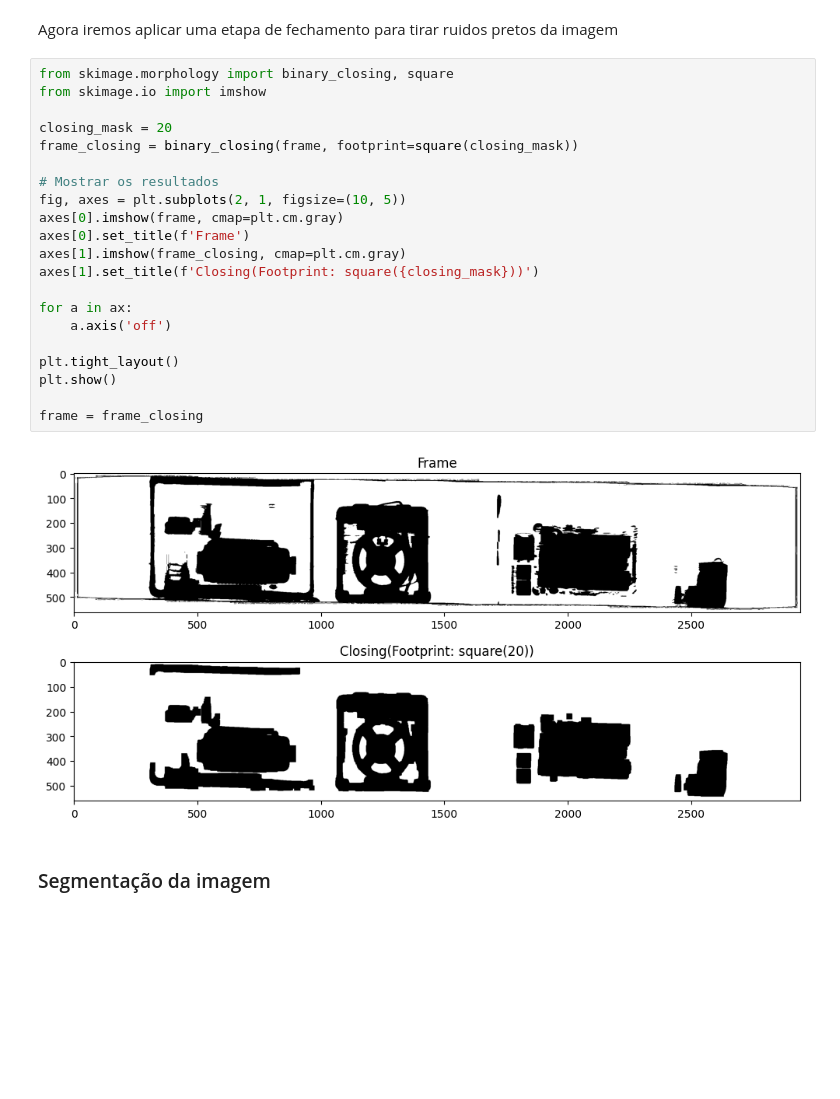
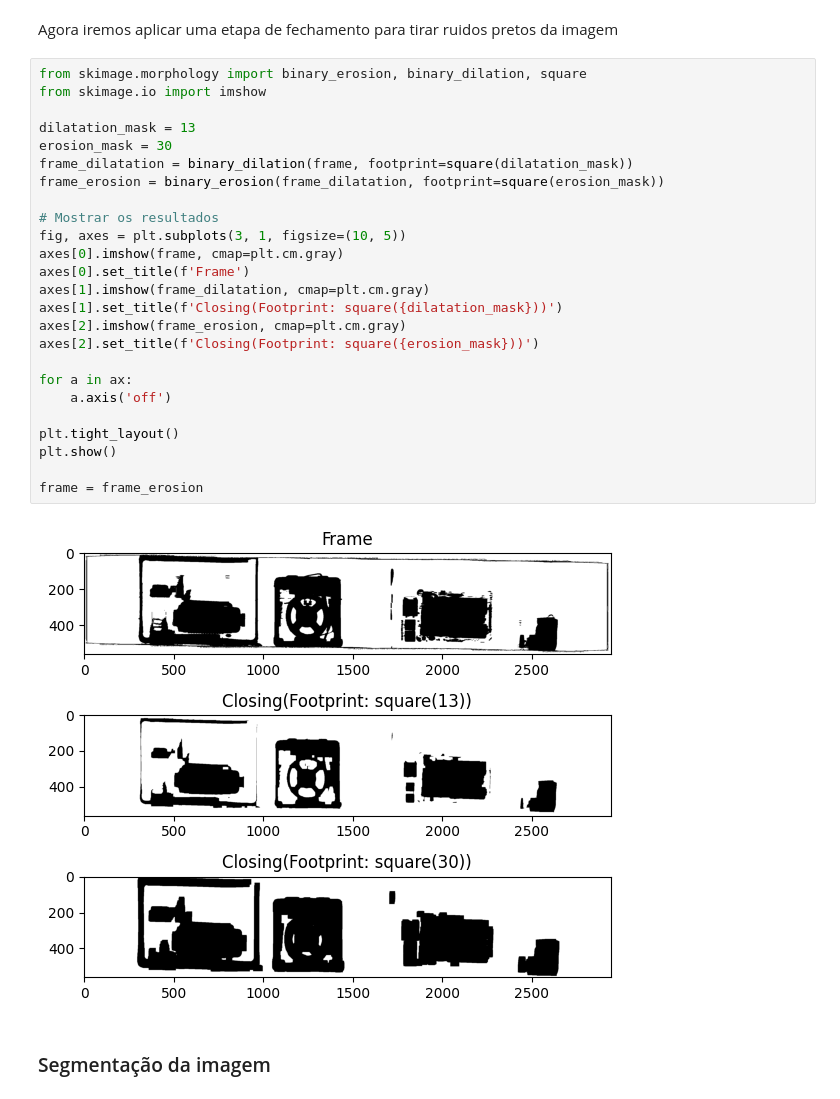
Before and after one commit to joserobertomi/Trabalho_PDI, a Jupyter notebook: main.ipynb, the cells around one changed output. Saved outputs shown, nothing was run; the diff lists cells and outputs as text; blank space fills up the shorter version.

```diff
--- a/main.ipynb
+++ b/main.ipynb
@@ -173,27 +173,31 @@ plt.show()
 # %% [markdown]
 Agora iremos aplicar uma etapa de fechamento para tirar ruidos pretos da imagem
 # %%
-from skimage.morphology import binary_closing, square
+from skimage.morphology import binary_erosion, binary_dilation, square
 from skimage.io import imshow
 
-closing_mask = 20
-frame_closing = binary_closing(frame, footprint=square(closing_mask))
+dilatation_mask = 13
+erosion_mask = 30
+frame_dilatation = binary_dilation(frame, footprint=square(dilatation_mask))
+frame_erosion = binary_erosion(frame_dilatation, footprint=square(erosion_mask))
 
 # Mostrar os resultados
-fig, axes = plt.subplots(2, 1, figsize=(10, 5))
+fig, axes = plt.subplots(3, 1, figsize=(10, 5))
 axes[0].imshow(frame, cmap=plt.cm.gray)
 axes[0].set_title(f'Frame')
-axes[1].imshow(frame_closing, cmap=plt.cm.gray)
-axes[1].set_title(f'Closing(Footprint: square({closing_mask}))')
+axes[1].imshow(frame_dilatation, cmap=plt.cm.gray)
+axes[1].set_title(f'Closing(Footprint: square({dilatation_mask}))')
+axes[2].imshow(frame_erosion, cmap=plt.cm.gray)
+axes[2].set_title(f'Closing(Footprint: square({erosion_mask}))')
 
 for a in ax:
     a.axis('off')
 
 plt.tight_layout()
 plt.show()
 
-frame = frame_closing
+frame = frame_erosion
 # %% [output]
-[figure, old version]
+[figure, new version]
 # %% [markdown]
 ### Segmentação da imagem
```
Also changed, not shown: parts of 2 cells of this notebook.
